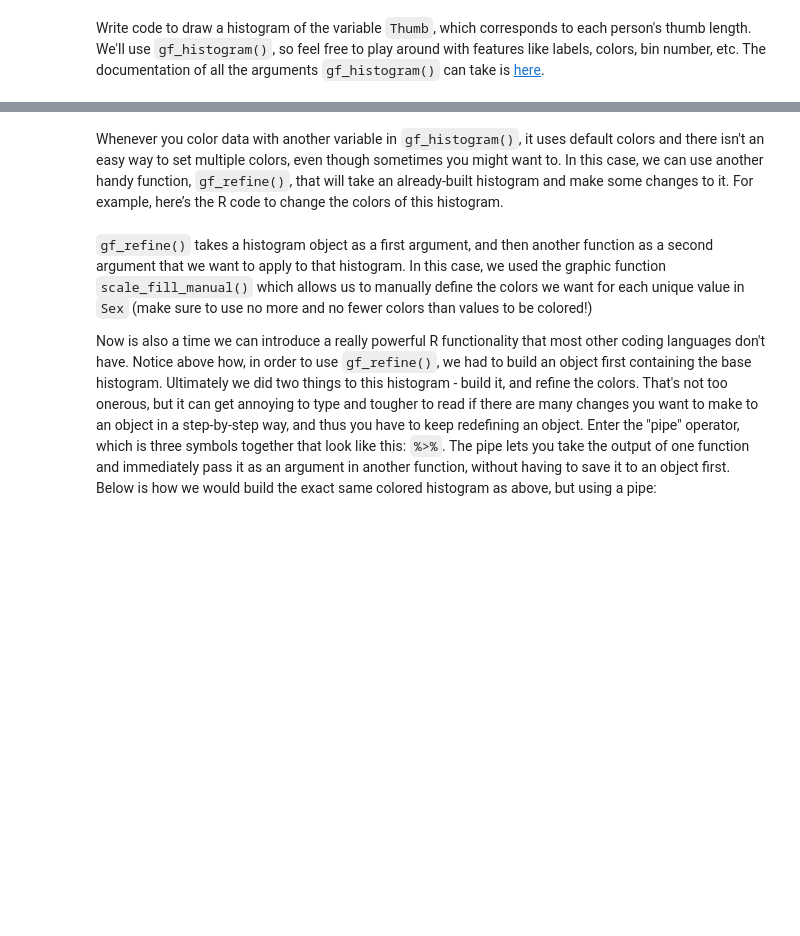
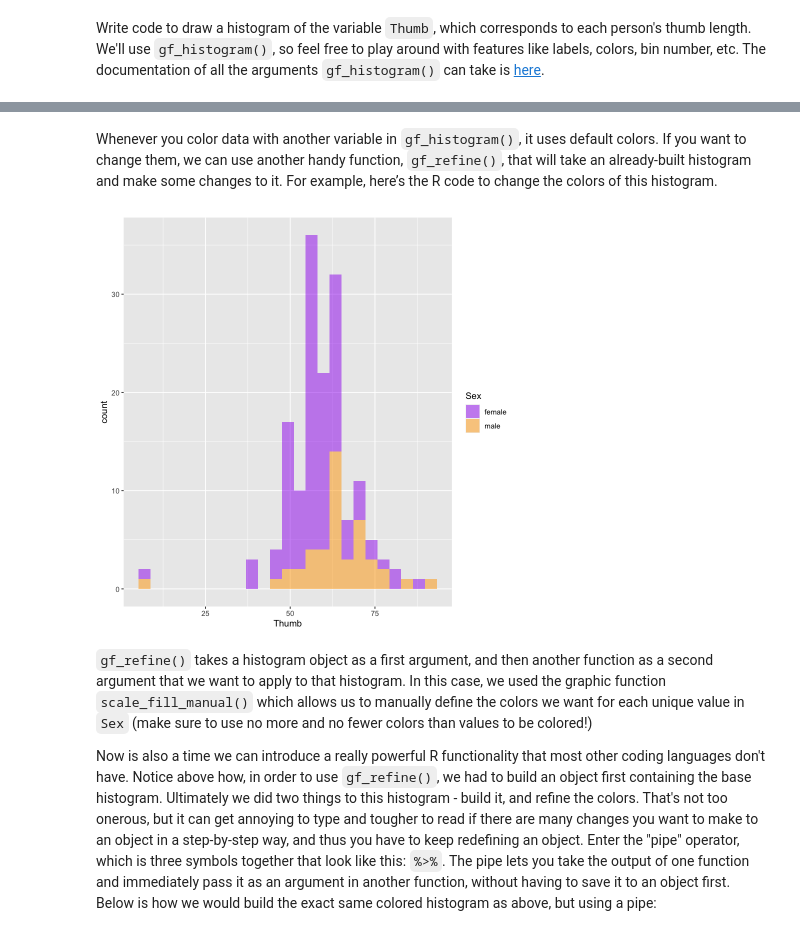
Before and after one commit to smburns47/Psyc158, a Jupyter notebook: chapter-6.ipynb, the cells around one changed output, grey strips where cells are left out. Drawn from its saved outputs; the diff is of its cells as text; code cells hidden in the pictures; blank space fills up the shorter version.

````diff
--- a/chapter-6.ipynb
+++ b/chapter-6.ipynb
@@ -61,9 +120,11 @@ gf_histogram(~ Thumb, data = fingers, fill = ~ Sex)
 # %% [markdown]
-Whenever you color data with another variable in ```gf_histogram()```, it uses default colors and there isn't an easy way to set multiple colors, even though sometimes you might want to. In this case, we can use another handy function, ```gf_refine()```, that will take an already-built histogram and make some changes to it. For example, here’s the R code to change the colors of this histogram.
+Whenever you color data with another variable in ```gf_histogram()```, it uses default colors. If you want to change them, we can use another handy function, ```gf_refine()```, that will take an already-built histogram and make some changes to it. For example, here’s the R code to change the colors of this histogram.
 # %%
 # graphics plots can be saved as objects; when you do, they won't automatically print to the console
-thumb_by_sex <- gf_histogram(~ Thumb, data = fingers, fill = ~ Sex)
+thumb_by_sex <- gf_histogram(~ Thumb, data = studentdata, fill = ~ Sex)
 gf_refine(thumb_by_sex, scale_fill_manual(values = c("purple", "orange")))
+# %% [output]
+[figure, added]
 # %% [markdown]
 ```gf_refine()``` takes a histogram object as a first argument, and then another function as a second argument that we want to apply to that histogram. In this case, we used the graphic function ```scale_fill_manual()``` which allows us to manually define the colors we want for each unique value in ```Sex``` (make sure to use no more and no fewer colors than values to be colored!)
 
````
Also changed, not shown: parts of 8 cells of this notebook, 2 other files.
